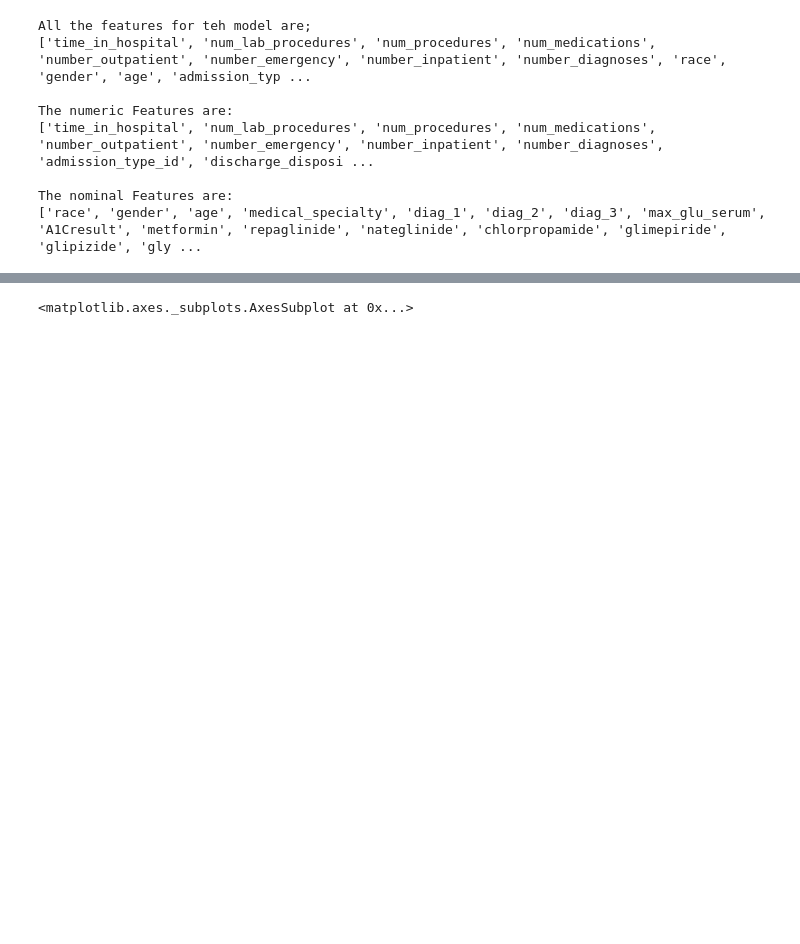
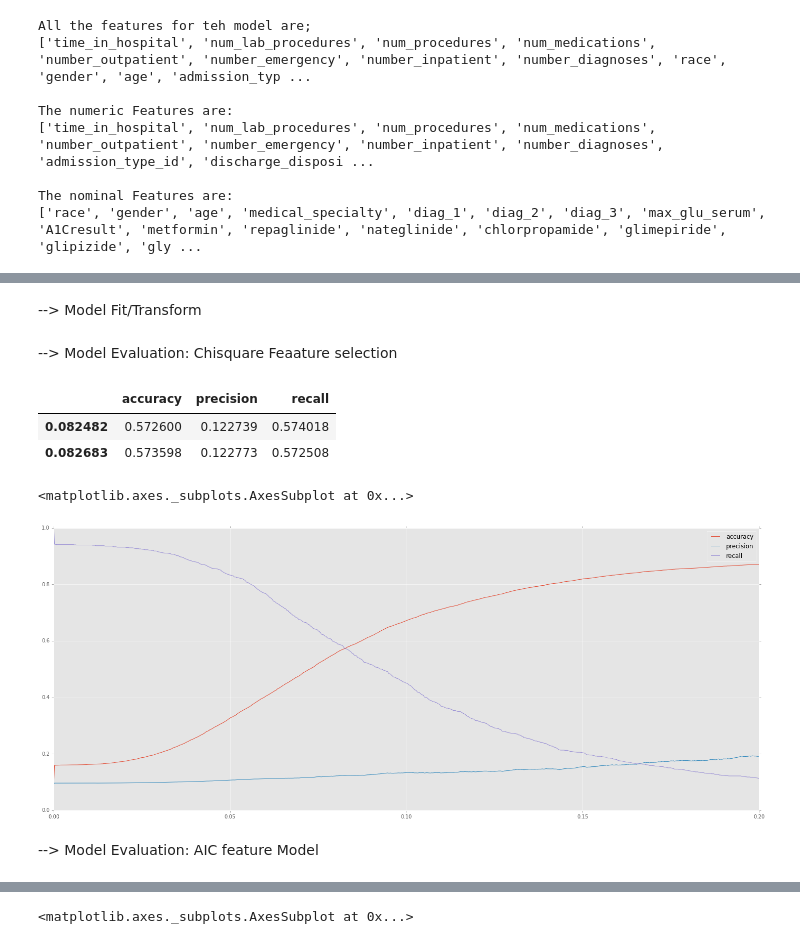
Before and after one commit to Sardhendu/Data-Science-Projects, a Jupyter notebook: Diabetic-Readmission/DiabeticReadmission-Spark.ipynb, the cells around one changed output, grey strips where cells are left out. Saved outputs shown, nothing was run; the diff lists cells and outputs as text; code cells hidden in the pictures; blank space fills up the shorter version.

Commit message:
adding evaluation for diabetic-readmission

```diff
--- a/Diabetic-Readmission/DiabeticReadmission-Spark.ipynb
+++ b/Diabetic-Readmission/DiabeticReadmission-Spark.ipynb
@@ -1421,0 +1379,18 @@ diabeticLS_cv_Pred = diabeticLS_cv_Fit.transform(testSampleDF)
+# %%
+# Add a column ID to the data to perform statified columns and extract train and test data.
+data = data.withColumn("id", func.monotonically_increasing_id())
+
+trainData, testData, trainID, testID = getTrainTestSamples(data)
+print ('Number of test Data points is: ', testData.count())
+print ('Proportion of group labeles in the test Dataset .. ')
+
+testData.groupBy('label').count().show()
+print ('')
+print ('Number of Training Data points is: ', trainData.count())
+print ('Proportion of group labeles in the training Dataset .. ')
+
+trainData.groupBy('label').count().show()
+print ('')
+
+# A simple python for loop to check if data repeats in Trainig and Test dataset.
+print ([1 for tid in trainID if tid in testID])
@@ -1421,0 +1418,44 @@ diabeticLS_cv_Pred = diabeticLS_cv_Fit.transform(testSampleDF)
+# %% [markdown]
+--> Model Fit/Transform
+# %%
+diabeticLR = LogisticRegression(labelCol="label", featuresCol="features", maxIter=10000)
+evaluator = BinaryClassificationEvaluator(rawPredictionCol="rawPrediction")
+
+diabeticLR_Fit = diabeticLR.fit(trainData)
+diabeticLR_Pred = diabeticLR_Fit.transform(testData)
+# %%
+probPred = diabeticLR_Pred.select('label','probability')
+outputTable = probPred.toPandas()#.count()
+yActual = np.array([i for i in outputTable['label']])
+yPred = np.array([i[1] for i in outputTable['probability']])
+cutoffRange = np.linspace(0,0.2,1000)
+
+perfMetrix = performanceMetric(cutoffRange, yActual, yPred)
+# %% [markdown]
+--> Model Evaluation: Chisquare Feaature selection
+# %%
+perfMetrix.loc[round(perfMetrix['accuracy'] ,2) == round(perfMetrix['recall'], 2)]
+
+# Threshold   accuracy    precision     recall
+# 0.082683    0.573598    0.122773     0.572508
+# %% [output]
+|  | accuracy | precision | recall |
+| 0.082482 | 0.572600 | 0.122739 | 0.574018 |
+| 0.082683 | 0.573598 | 0.122773 | 0.572508 |
+# %%
+# Logistic Regression with Chisquare
+import matplotlib.pyplot as plt
+import matplotlib
+from pandas.tools.plotting import scatter_matrix
+matplotlib.style.use('ggplot')
+%matplotlib inline
+
+fig, ax = plt.subplots(1, 1, figsize=(25,10), facecolor='w', edgecolor='k')
+perfMetrix.plot(x=np.array(perfMetrix.index), y='accuracy', kind='line', ax=ax)
+perfMetrix.plot(x=np.array(perfMetrix.index), y='precision', kind='line', ax=ax)
+perfMetrix.plot(x=np.array(perfMetrix.index), y='recall', kind='line', ax=ax)
+# %% [output]
+<matplotlib.axes._subplots.AxesSubplot at 0x...>
+[figure, added]
+# %% [markdown]
+--> Model Evaluation: AIC feature Model
```
Also changed, not shown: parts of 75 cells of this notebook, 10 other files.
